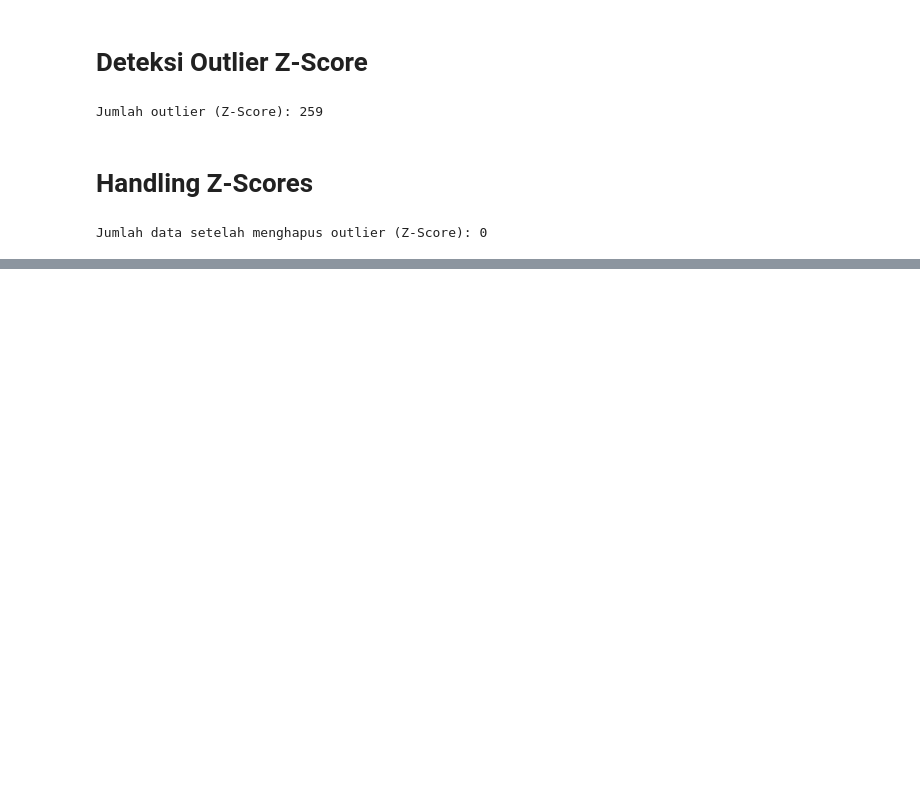
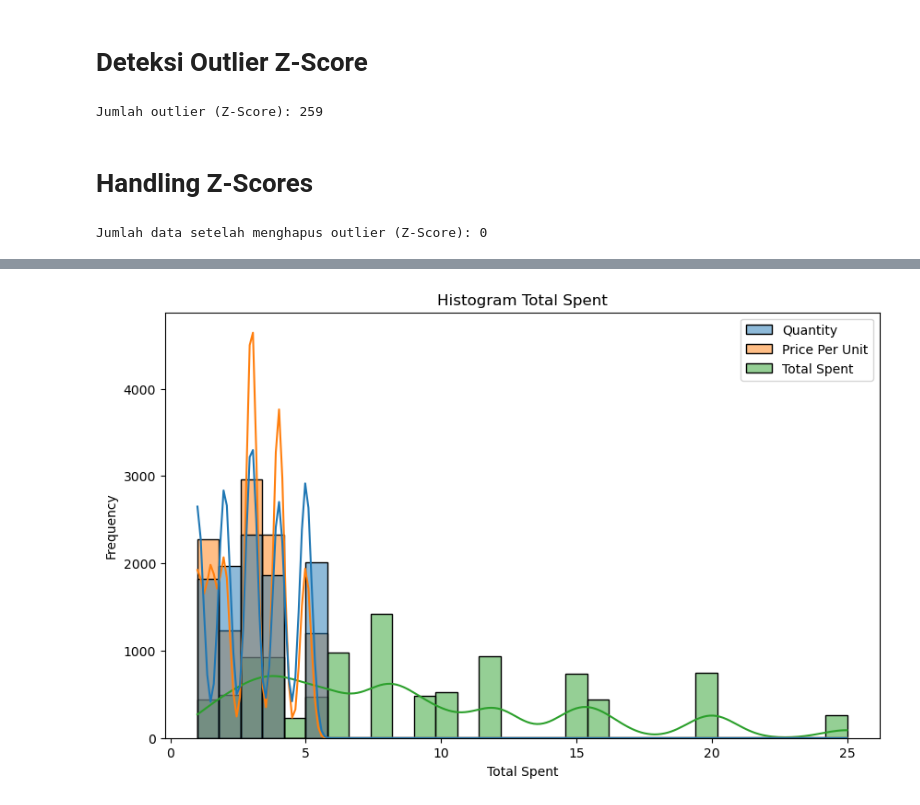
Before and after one commit to yowxy/Data-Cleaning-and-Outlier-Detection, a Jupyter notebook: tugas1.ipynb, the cells around one changed output, grey strips where cells are left out. Drawn from its saved outputs; the diff is of its cells as text; code cells hidden in the pictures; blank space fills up the shorter version.

```diff
--- a/tugas1.ipynb
+++ b/tugas1.ipynb
@@ -214,0 +224,9 @@ Jumlah data setelah menghapus outlier (Z-Score): 0
+# %%
+plt.figure(figsize=(10, 6))
+sns.histplot(data_impute, bins=30, kde=True)
+plt.xlabel('Total Spent')
+plt.ylabel('Frequency')
+plt.title('Histogram Total Spent')
+plt.show()
+# %% [output]
+[figure, added]
```
Also changed, not shown: parts of 2 cells of this notebook.
